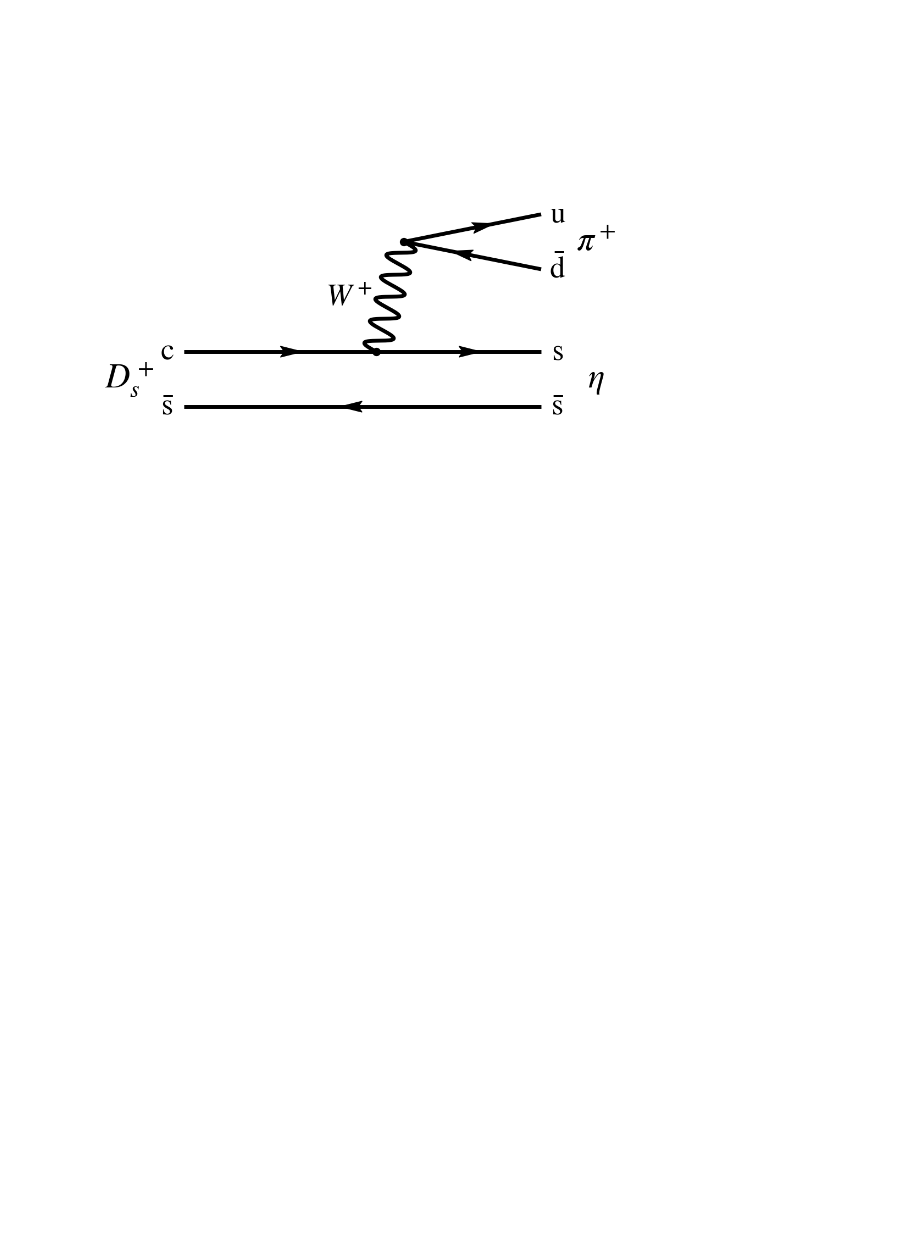
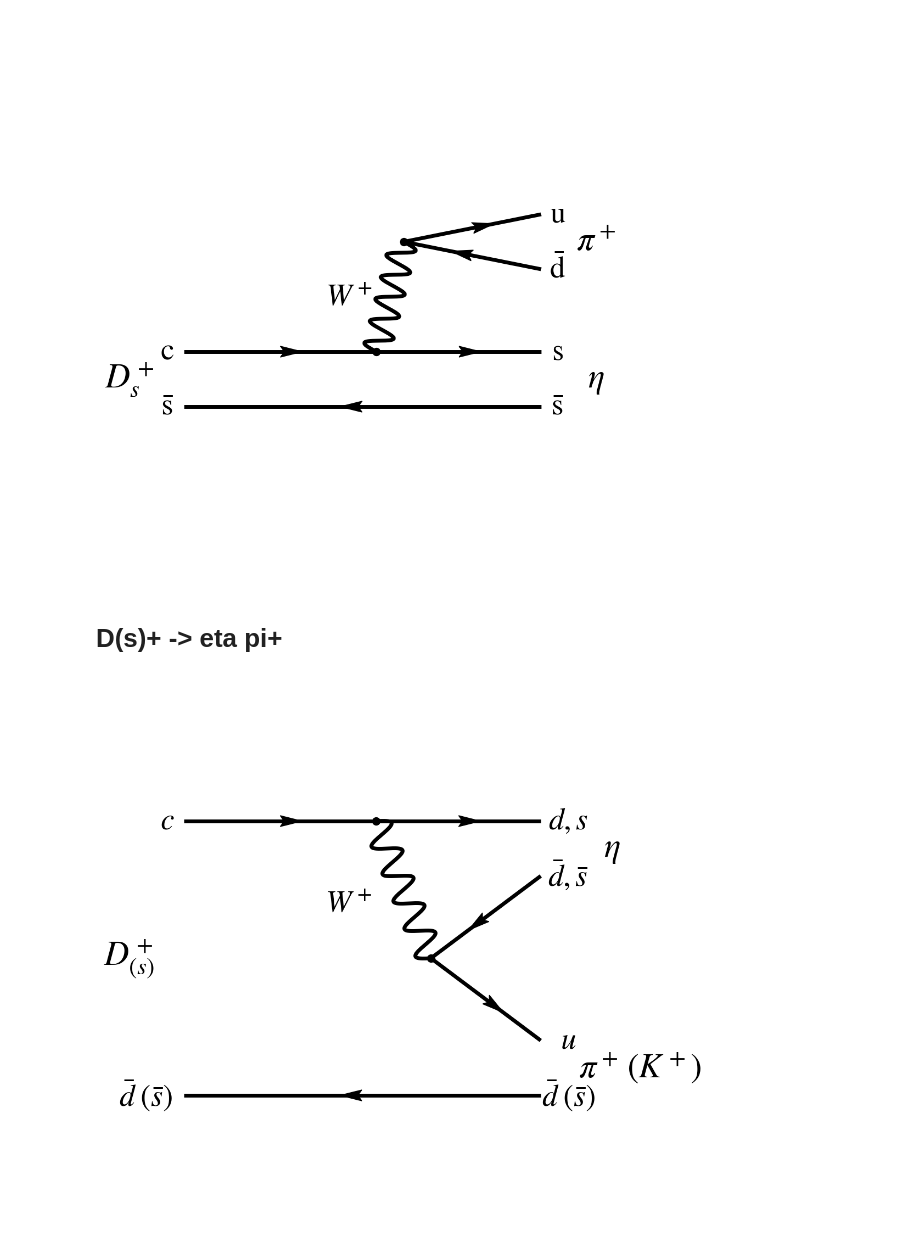
Before and after one commit to jykim-physics/DRAW_and_FITTING, a Jupyter notebook: main/diagrams/Dp_etapip.ipynb, the cells around one changed output. Saved outputs shown, nothing was run; the diff lists cells and outputs as text; code cells hidden in the pictures; blank space fills up the shorter version.

```diff
--- a/main/diagrams/Dp_etapip.ipynb
+++ b/main/diagrams/Dp_etapip.ipynb
@@ -573,3 +573,61 @@ diagram.plot()
 diagram.savefig('/media/jykim/T7/saved_plots/feynman_diagram/DspetaPip/DsptoetaPi_diagram_color_favored.png')
 # %% [output]
 [figure]
+# %% [markdown]
+# D(s)+ -> eta pi+
+# %%
+import matplotlib
+matplotlib.rcParams['mathtext.fontset'] = 'stix'
+matplotlib.rcParams['font.family'] = 'STIXGeneral'
+
+from feynman import Diagram
+
+fig = matplotlib.pyplot.figure(figsize=(10.,10.))
+ax = fig.add_axes([0,0,1,1], frameon=False)
+
+diagram = Diagram(ax)
+# diagram.text(.5,0.9,"Color suppressed", fontsize=40)
+q1in = diagram.vertex(xy=(.15,.75), marker='')
+q2in= diagram.vertex(xy=(.15,.25), marker='')
+v1 = diagram.vertex(xy=(.5,.75))
+vmerge = diagram.vertex(xy=(.6,.5))
+q1pout = diagram.vertex(xy=(.80,.75), marker='')
+q2pout = diagram.vertex(xy=(.80,.25), marker='')
+q1_2out = diagram.vertex(xy=(.80,.65), marker='')
+q2_2out = diagram.vertex(xy=(.80,.35), marker='')
+
+lw = 5
+# Quarks
+q1 = diagram.line(q1in, v1, color='black', lw=lw, arrow_param=dict(color='black', length=0.08, width=0.02))
+q2 = diagram.line(q2pout,q2in, color='black', lw=lw, arrow_param=dict(color='black', length=0.08, width=0.02))
+q1p = diagram.line(v1, q1pout, color='black', lw=lw, arrow_param=dict(color='black', length=0.08, width=0.02))
+
+# Bosons
+w1 = diagram.line(v1, vmerge, style='wiggly', color='black', lw=lw)
+
+# Leptons
+q1_2 = diagram.line(q1_2out, vmerge, color='black', lw=lw, arrow_param=dict(color='black', length=0.08, width=0.02))
+q2_2 = diagram.line(vmerge, q2_2out, color='black', lw=lw, arrow_param=dict(color='black', length=0.08, width=0.02))
+
+diagram.text(0.45, 0.6, r"$W^+$", fontsize=40)
+
+diagram.text(.12, 0.75, "$c$", fontsize=40)
+diagram.text(.08, 0.25, r"$\bar{d}\;(\bar{s})$",fontsize=40)
+
+diagram.text(0.85, 0.35, r"$u$", fontsize=40)
+diagram.text(0.85, 0.25, r"$\bar{d}\;(\bar{s})$", fontsize=40)
+
+diagram.text(0.85, 0.75, r"$d,s$", fontsize=40)
+diagram.text(0.85, 0.65, r"$\bar{d},\bar{s}$",fontsize=40)
+
+diagram.text(0.05, 0.5, r"$D^+_{(s)}$", fontsize=45)
+diagram.text(0.98, 0.3, r"$\pi^+\,(K^+)$" , fontsize=45)
+diagram.text(0.93, 0.7, r"$\eta$" , fontsize=45)
+
+
+diagram.plot()
+# matplotlib.pyplot.show()
+
+diagram.savefig('/media/jykim/T7/saved_plots/feynman_diagram/Dpetapip/Dptoetapi_Dsptoetapi_diagram_color_suppressed_SCS.png')
+# %% [output]
+[figure, added]
```
Also changed, not shown: parts of 5 cells of this notebook, 2 other files.
